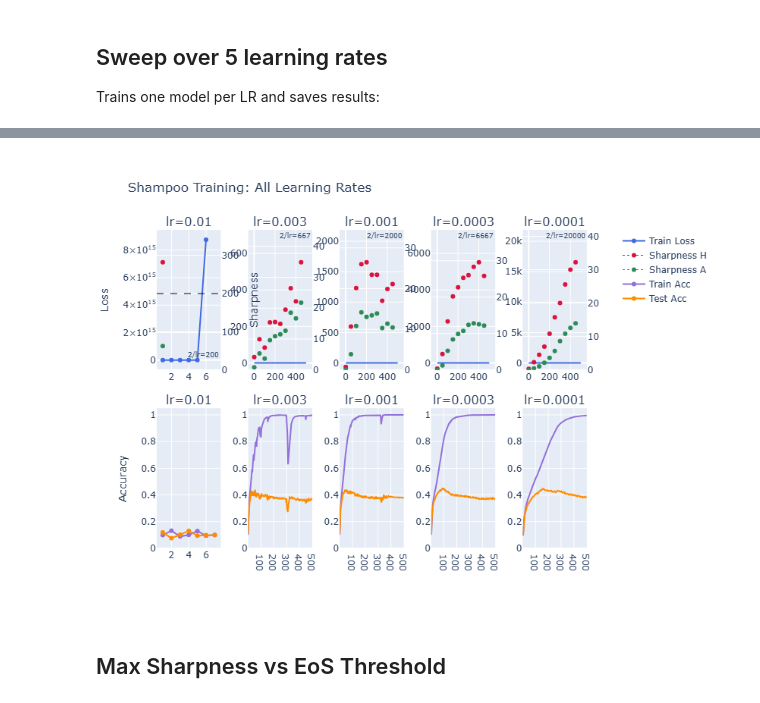
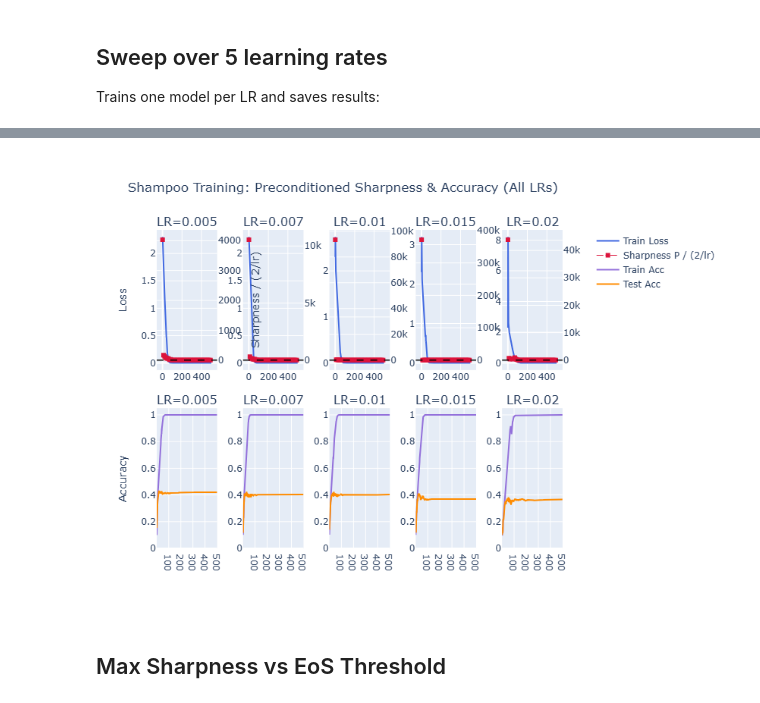
Before and after one commit to mfjacobsen/Investigating-NN-Optimizers, a Jupyter notebook: notebooks/ZJ_shampoo_eos.ipynb, the cells around one changed output, grey strips where cells are left out. Drawn from its saved outputs; the diff is of its cells as text; code cells hidden in the pictures.

```diff
--- a/notebooks/ZJ_shampoo_eos.ipynb
+++ b/notebooks/ZJ_shampoo_eos.ipynb
@@ -42,7 +42,7 @@ class Shampoo(torch.optim.Optimizer):
 
     Keeps two small matrices per layer that accumulate gradient statistics
     across rows and columns of each weight matrix. Uses these to rescale
-    the gradient before each step -- stretching in unexplored directions
+    the gradient before each step, stretching in unexplored directions
     and shrinking in directions with large historical gradients.
 
     1D parameters (biases) fall back to plain SGD.
@@ -106,8 +106,8 @@ class Shampoo(torch.optim.Optimizer):
                     else:
                         G_eff = G
 
-                    state['L'].add_(G @ G.T)
-                    state['R'].add_(G.T @ G)
+                    state['L'].add_(G @ G.T / n)
+                    state['R'].add_(G.T @ G / m)
 
                     if state['step'] % update_freq == 1 or update_freq == 1:
                         state['L_inv_q'] = Shampoo._inv_quarter(state['L'])
@@ -197,7 +196,7 @@ def preconditioned_layer_sharpness(model, opt_shampoo, criterion, X, y,
                                    generator, subsample_dim=1024, iters=30, tol=1e-4):
     """
     λ_max(P^{-1/2} H P^{-1/2}) per Shampoo layer, where P^{-1/2} = L_inv_q ⊗ R_inv_q.
-    Uses Kronecker structure so we never form the full Kronecker product explicitly.
+    Uses Kronecker structure and never forms the full Kronecker product explicitly.
     """
     shampoo_layers = []
     for group in opt_shampoo.param_groups:
@@ -224,12 +223,24 @@ def preconditioned_layer_sharpness(model, opt_shampoo, criterion, X, y,
         g_flat = gW.reshape(-1)
 
         def PHPv(v):
-            # P^{-1/2} v
-            Pv_flat = (L_inv_q @ v.reshape(m, n) @ R_inv_q).reshape(-1)
-            # H (P^{-1/2} v)
-            (hW,) = torch.autograd.grad(g_flat @ Pv_flat, W, retain_graph=True)
-            # P^{-1/2} H P^{-1/2} v
-            return (L_inv_q @ hW.reshape(m, n) @ R_inv_q).reshape(-1)
+            v = v.view(m, n)
+
+            # apply P^{-1/2}
+            Pv = L_inv_q @ v @ R_inv_q
+
+            Pv_flat = Pv.reshape(-1)
+
+            # Hessian-vector product
+            Hv = torch.autograd.grad(
+                g_flat, W, Pv_flat, retain_graph=True
+            )[0]
+
+            Hv = Hv.view(m, n)
+
+            # apply P^{-1/2} again
+            out = L_inv_q @ Hv @ R_inv_q
+
+            return out.reshape(-1)
 
         v = torch.randn(m * n, device=W.device, generator=generator)
         v = v / (v.norm() + 1e-12)
@@ -295,7 +306,7 @@ def train_shampoo_model(model, opt_shampoo, opt_adam, criterion, epochs, accurac
             print(f"  Loss is NaN at epoch {epoch+1}, stopping early.")
             break
 
-        if epoch % 50 == 0:
+        if epoch % 10 == 0:
             H_sharps[epoch], _ = fn.get_hessian_metrics(
                 model, opt_shampoo, criterion, X, y_loss, generator=generator
             )
@@ -360,9 +371,9 @@ input_size        = 32 * 32 * 3
 hidden_layer_size = 170
 num_labels        = 10
 activation        = F.relu
-criterion         = nn.MSELoss()
+criterion         = nn.CrossEntropyLoss()
 
-learning_rates = [1e-2, 3e-3, 1e-3, 3e-4, 1e-4]
+learning_rates = [0.005, 0.007, 0.010, 0.015, 0.020]
 
 for lr in learning_rates:
     model = MLP4(input_size, hidden_layer_size, num_labels, activation)
@@ -376,7 +387,7 @@ for lr in learning_rates:
         lr=lr,
         momentum=0.9,
         weight_decay=0,
-        update_freq=100,
+        update_freq=1,
         epsilon=1e-6,
     )
     opt_adam = torch.optim.Adam(adamw_params, lr=lr)
@@ -755,9 +708,9 @@ def plot_all_training(metadata, output):
     )
     fig.show()
 # %%
-plot_all_training(md, out)
+plot_all_training_grid(md, out)
 # %% [output]
-[figure, old version]
+[figure, new version]
 # %% [markdown]
 ## Max Sharpness vs EoS Threshold
 # %%
```
Also changed, not shown: parts of 16 cells of this notebook.
